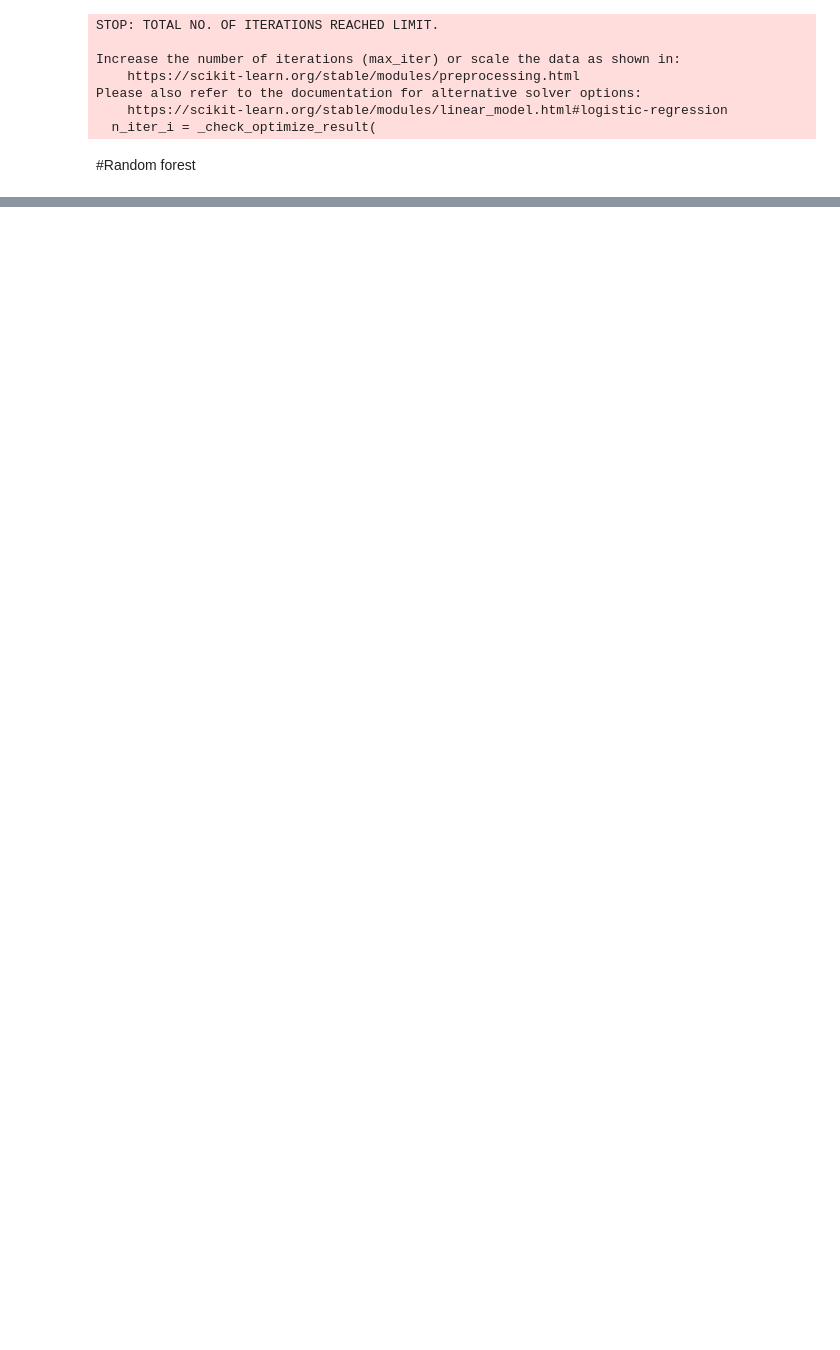
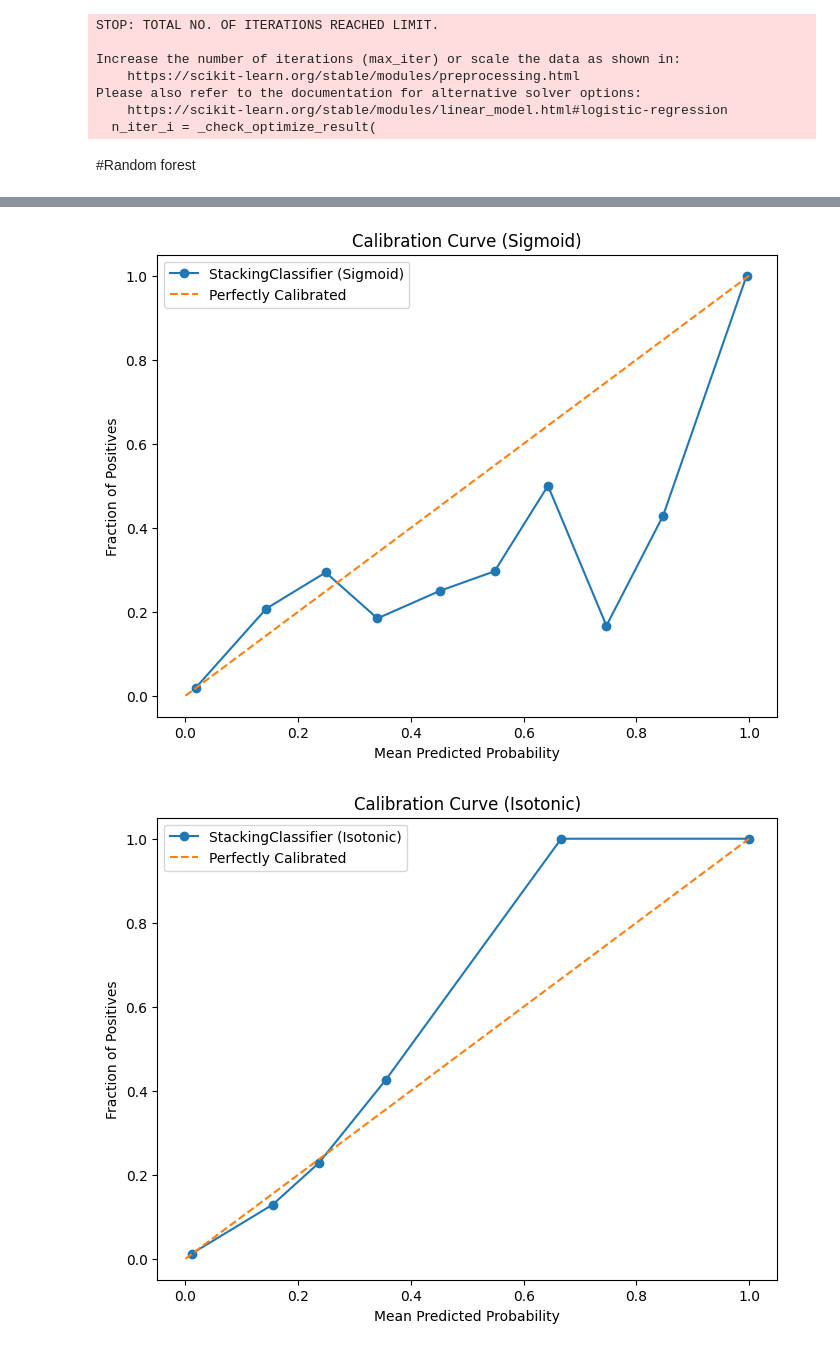
Before and after one commit to cmyguel/tru_ml_probability_calibration, a Jupyter notebook: Machine-Learning Project.ipynb, the cells around one changed output, grey strips where cells are left out. Saved outputs shown, nothing was run; the diff lists cells and outputs as text; code cells hidden in the pictures; blank space fills up the shorter version.

```diff
--- a/Machine-Learning Project.ipynb
+++ b/Machine-Learning Project.ipynb
@@ -297,0 +295,12 @@ Parameters: { "use_label_encoder" } are not used.
+# %%
+from sklearn.ensemble import StackingClassifier
+
+stack_clf = StackingClassifier(
+    estimators=[
+        ('rf', RandomForestClassifier(random_state=42, n_estimators=1000, n_jobs=-1, class_weight=None)),
+        ('lr', LogisticRegression()),
+    ],
+    final_estimator=LogisticRegression()
+)
+
+stack_clf.fit(X_train, y_train)
@@ -392,0 +443,9 @@ plot_calibration_curve(xgb_clf, X_train, y_train, X_test, y_test, method='isoton
+# %%
+#XGBOOST
+# Plot calibration curve using Sigmoid (Platt Scaling) + Isotonic
+plot_calibration_curve(stack_clf, X_cal, y_cal, X_test, y_test, method='sigmoid')
+plot_calibration_curve(stack_clf, X_cal, y_cal, X_test, y_test, method='isotonic')
+plot_calibration_curve(stack_clf, X_cal, y_cal, X_test, y_test, method='venn_abers')
+# %% [output]
+[figure, added]
+[figure, added]
```
Also changed, not shown: parts of 17 cells of this notebook, 1 other file.
